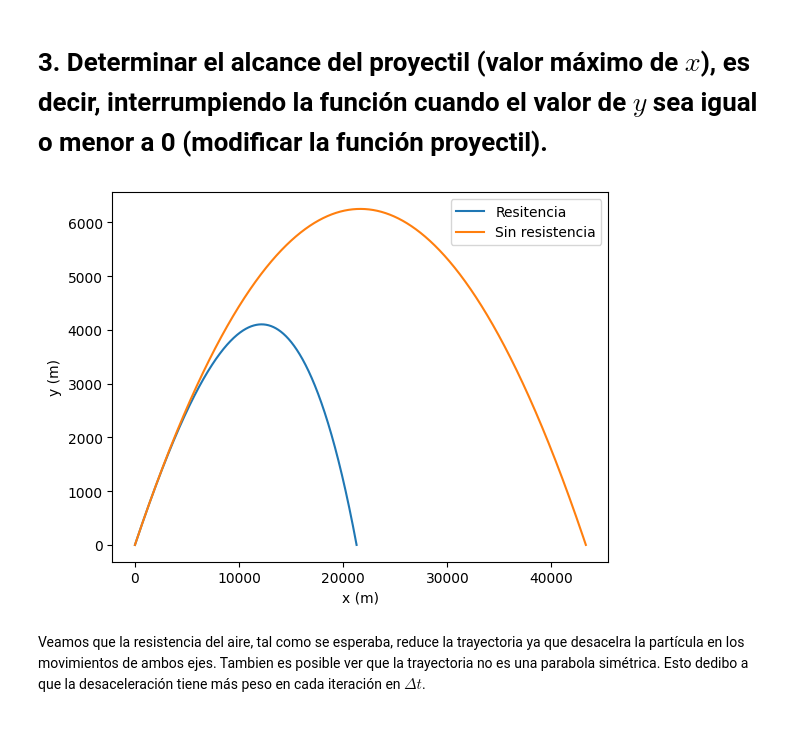
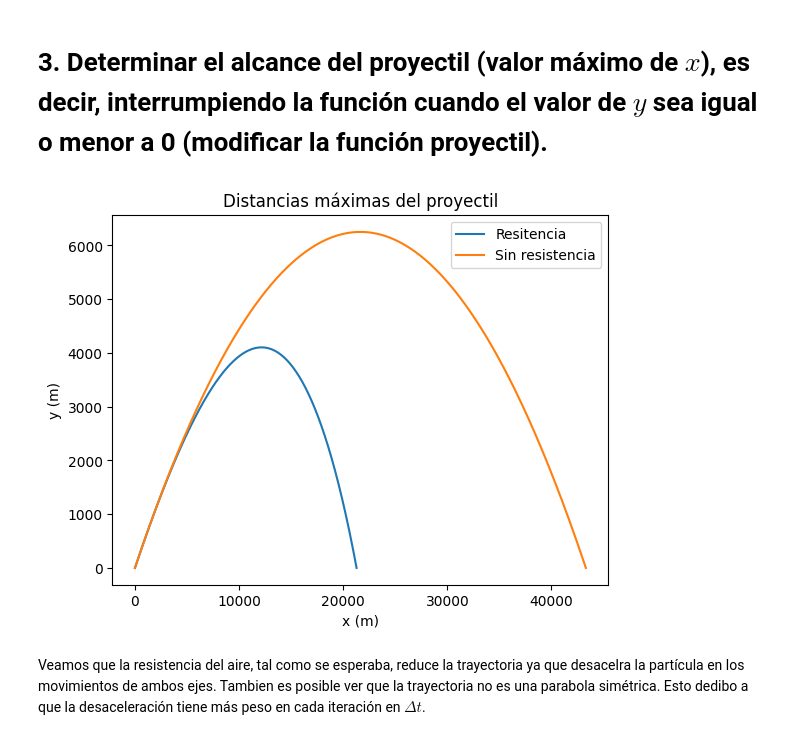
Before and after one commit to Alejandroe0/Computacional, a Jupyter notebook: MétodoDeEuler.ipynb, the cells around one changed output. Drawn from its saved outputs; the diff is of its cells as text; code cells hidden in the pictures.

```diff
--- a/MétodoDeEuler.ipynb
+++ b/MétodoDeEuler.ipynb
@@ -116,13 +117,14 @@ sol_sin_resistencia_max = proyectil2(0, 9.8, 700, np.pi/6, 1000000, 0.001)
 # %%
 #Graficamos la solucion con resistencia del aire
 plt.plot(sol_resistencia_max[0],sol_resistencia_max[1],label='Resitencia')
 plt.plot(sol_sin_resistencia_max[0],sol_sin_resistencia_max[1],label='Sin resistencia')
 plt.xlabel('x (m)')
 plt.ylabel('y (m)')
+plt.title('Distancias máximas del proyectil')
 plt.legend()
 plt.show()
 # %% [output]
-[figure, old version]
+[figure, new version]
 # %% [markdown]
 Veamos que la resistencia del aire, tal como se esperaba, reduce la trayectoria ya que desacelra la partícula en los movimientos de ambos ejes. Tambien es posible ver que la trayectoria no es una parabola simétrica. Esto dedibo a que la desaceleración tiene más peso en cada iteración en $Δt$.
 # %% [markdown]
```
Also changed, not shown: parts of 3 cells of this notebook.
